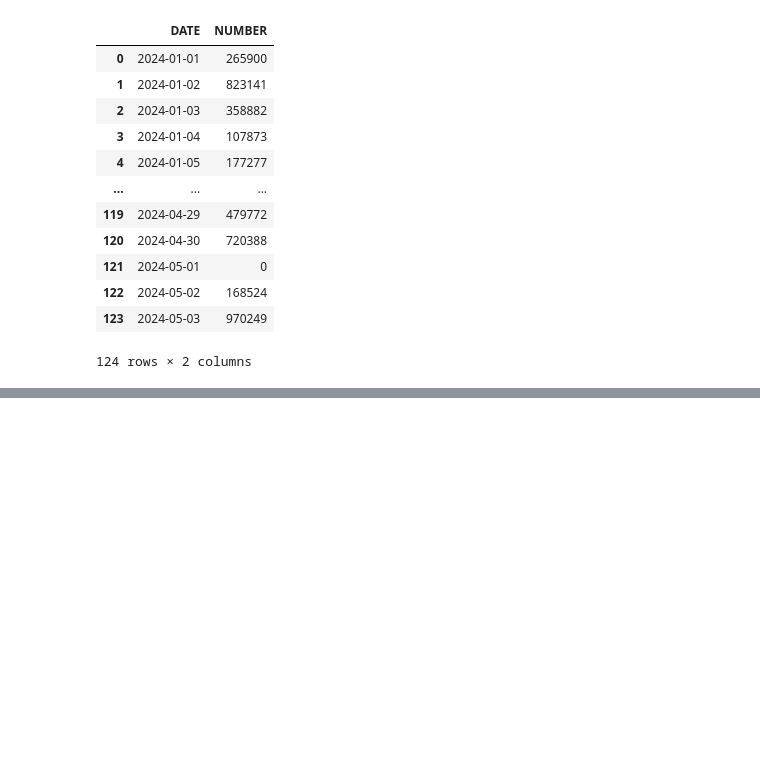
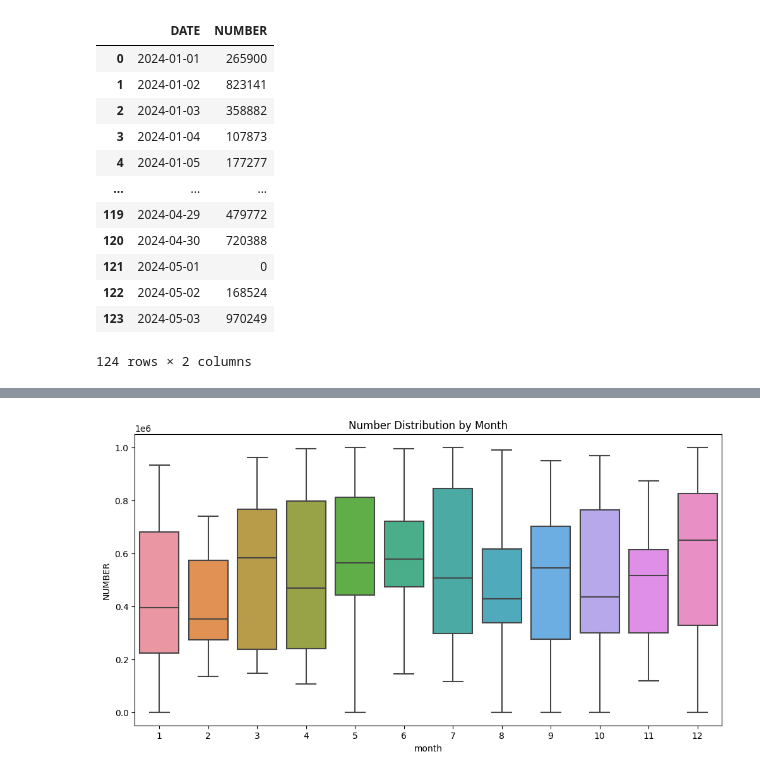
Before and after one commit to Anirudh-sk/lottery, a Jupyter notebook: eda.ipynb, the cells around one changed output, grey strips where cells are left out. Cells and saved outputs as stored; diff of their text form; code cells hidden in the pictures; blank space fills up the shorter version.

```diff
--- a/eda.ipynb
+++ b/eda.ipynb
@@ -70,0 +196,12 @@ cleaned_df.head(124)
+# %%
+# Extract month and day
+cleaned_df['month'] = cleaned_df['DATE'].dt.month
+cleaned_df['day'] = cleaned_df['DATE'].dt.day
+
+# Plot monthly patterns
+plt.figure(figsize=(12, 6))
+sns.boxplot(x='month', y='NUMBER', data=cleaned_df)
+plt.title('Number Distribution by Month')
+plt.show()
+# %% [output]
+[figure, added]
```
Also changed, not shown: parts of 20 cells of this notebook, 2 other files.
